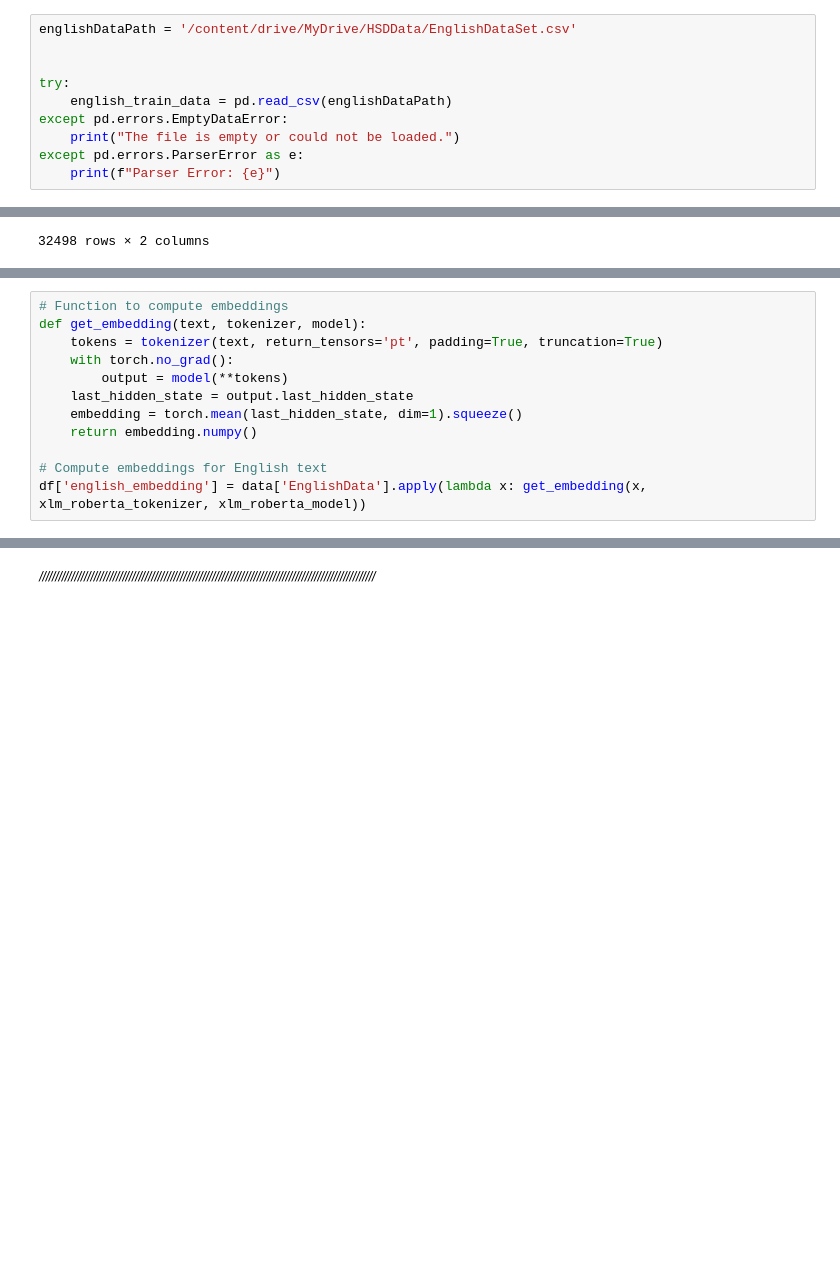
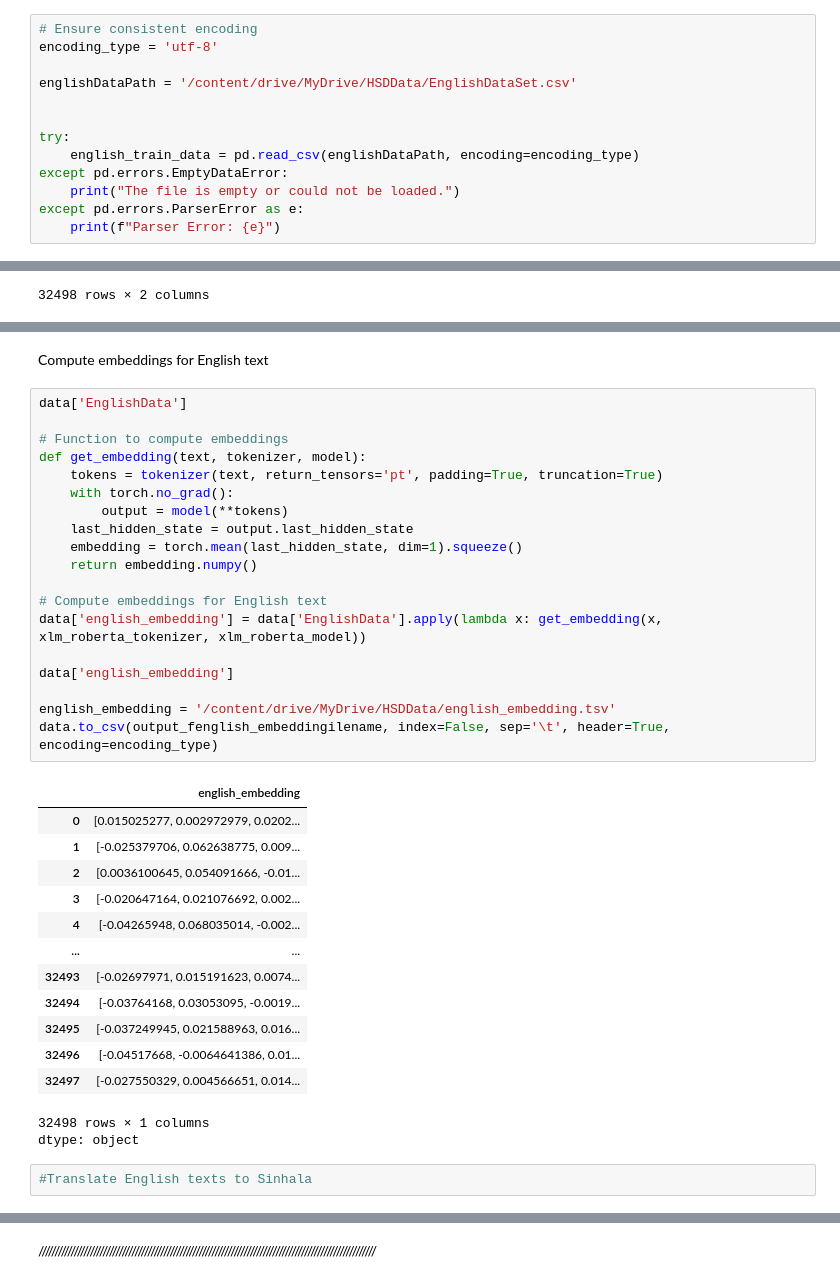
Before and after one commit to DilkiIshara/Hate-Speech-Detection-System, a Jupyter notebook: Hate_Speech_Detection_CLL.ipynb, the cells around one changed output, grey strips where cells are left out. Saved outputs shown, nothing was run; the diff lists cells and outputs as text; blank space fills up the shorter version.

```diff
--- a/Hate_Speech_Detection_CLL.ipynb
+++ b/Hate_Speech_Detection_CLL.ipynb
@@ -87,11 +94,14 @@ from tensorflow.keras.layers import Embedding, LSTM, Dense
 # %% [markdown]
 Load The Data set
 # %%
+# Ensure consistent encoding
+encoding_type = 'utf-8'
+
 englishDataPath = '/content/drive/MyDrive/HSDData/EnglishDataSet.csv'
 
 
 try:
-    english_train_data = pd.read_csv(englishDataPath)
+    english_train_data = pd.read_csv(englishDataPath, encoding=encoding_type)
 except pd.errors.EmptyDataError:
     print("The file is empty or could not be loaded.")
 except pd.errors.ParserError as e:
@@ -232,12 +263,38 @@ You should probably TRAIN this model on a down-stream task to be able to use it
+# %% [markdown]
+ Compute embeddings for English text
 # %%
+data['EnglishData']
+
 # Function to compute embeddings
 def get_embedding(text, tokenizer, model):
     tokens = tokenizer(text, return_tensors='pt', padding=True, truncation=True)
     with torch.no_grad():
         output = model(**tokens)
     last_hidden_state = output.last_hidden_state
     embedding = torch.mean(last_hidden_state, dim=1).squeeze()
     return embedding.numpy()
 
 # Compute embeddings for English text
-df['english_embedding'] = data['EnglishData'].apply(lambda x: get_embedding(x, xlm_roberta_tokenizer, xlm_roberta_model))
+data['english_embedding'] = data['EnglishData'].apply(lambda x: get_embedding(x, xlm_roberta_tokenizer, xlm_roberta_model))
+
+data['english_embedding']
+
+english_embedding = '/content/drive/MyDrive/HSDData/english_embedding.tsv'
+data.to_csv(output_fenglish_embeddingilename, index=False, sep='\t', header=True, encoding=encoding_type)
+# %% [output]
+|  | english_embedding |
+| 0 | [0.015025277, 0.002972979, 0.0202... |
+| 1 | [-0.025379706, 0.062638775, 0.009... |
+| 2 | [0.0036100645, 0.054091666, -0.01... |
+| 3 | [-0.020647164, 0.021076692, 0.002... |
+| 4 | [-0.04265948, 0.068035014, -0.002... |
+| ... | ... |
+| 32493 | [-0.02697971, 0.015191623, 0.0074... |
+| 32494 | [-0.03764168, 0.03053095, -0.0019... |
+| 32495 | [-0.037249945, 0.021588963, 0.016... |
+| 32496 | [-0.04517668, -0.0064641386, 0.01... |
+| 32497 | [-0.027550329, 0.004566651, 0.014... |
+32498 rows × 1 columns
+dtype: object
+# %%
+#Translate English texts to Sinhala
```
Also changed, not shown: parts of 29 cells of this notebook.
